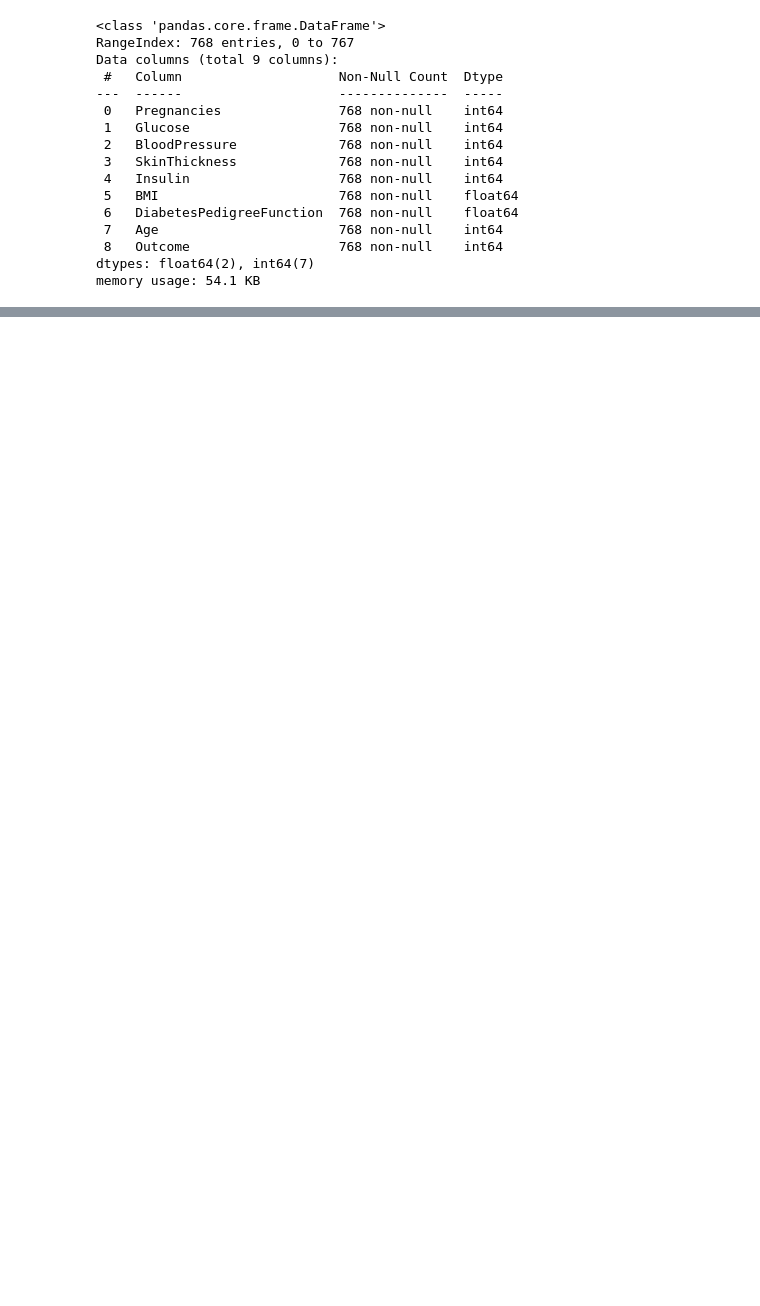
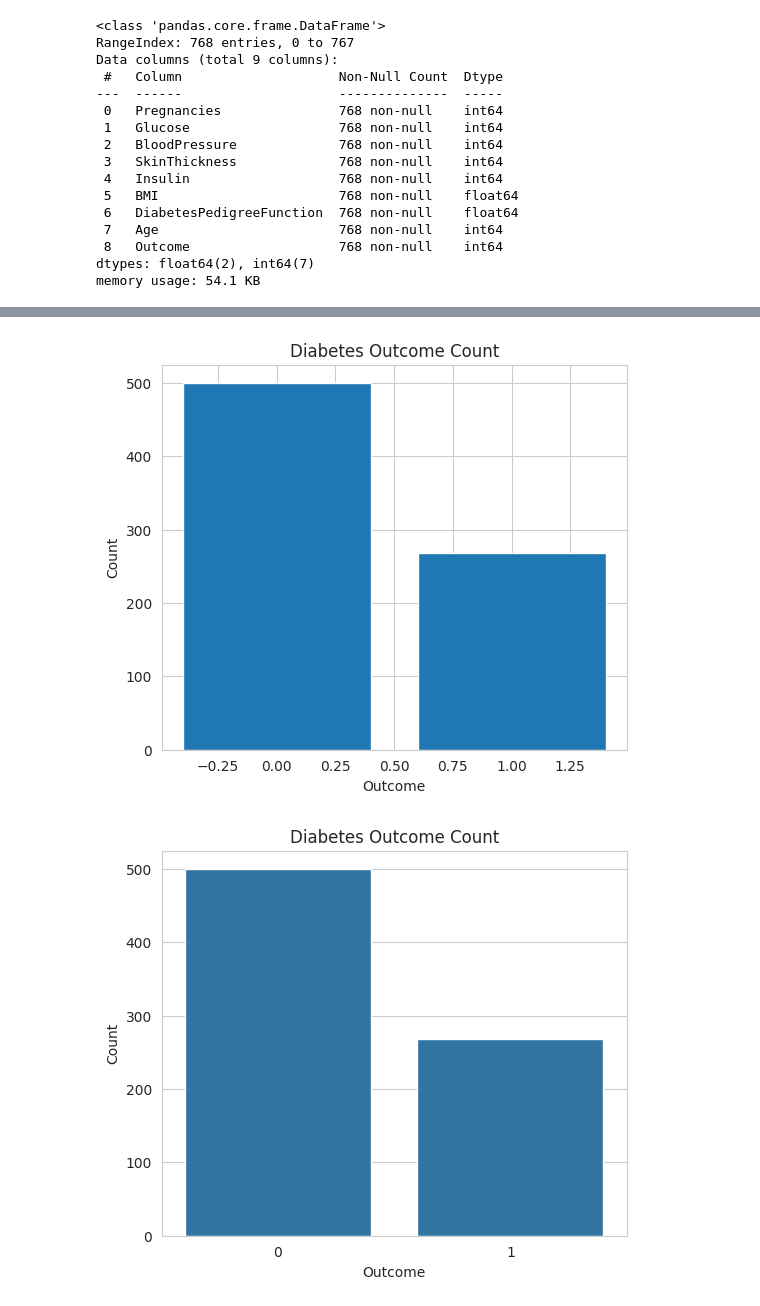
Before and after one commit to Nafeesatu/AI-bootcamp-portfolio, a Jupyter notebook: Diabetes_Dataset_EDA.ipynb, the cells around one changed output, grey strips where cells are left out. Drawn from its saved outputs; the diff is of its cells as text; code cells hidden in the pictures; blank space fills up the shorter version.

```diff
--- a/Diabetes_Dataset_EDA.ipynb
+++ b/Diabetes_Dataset_EDA.ipynb
@@ -128,0 +190,28 @@ plt.show()
+# %%
+#Bar Chart
+
+outcome_counts = df['Outcome'].value_counts()
+
+plt.figure(figsize=(6,5))
+
+plt.bar(outcome_counts.index, outcome_counts.values)
+
+plt.title('Diabetes Outcome Count')
+plt.xlabel('Outcome')
+plt.ylabel('Count')
+
+plt.show()
+
+#Seaborn Version
+plt.figure(figsize=(6,5))
+
+sns.countplot(x='Outcome', data=df)
+
+plt.title('Diabetes Outcome Count')
+plt.xlabel('Outcome')
+plt.ylabel('Count')
+
+plt.show()
+# %% [output]
+[figure, added]
+[figure, added]
```
Also changed, not shown: parts of 29 cells of this notebook.
